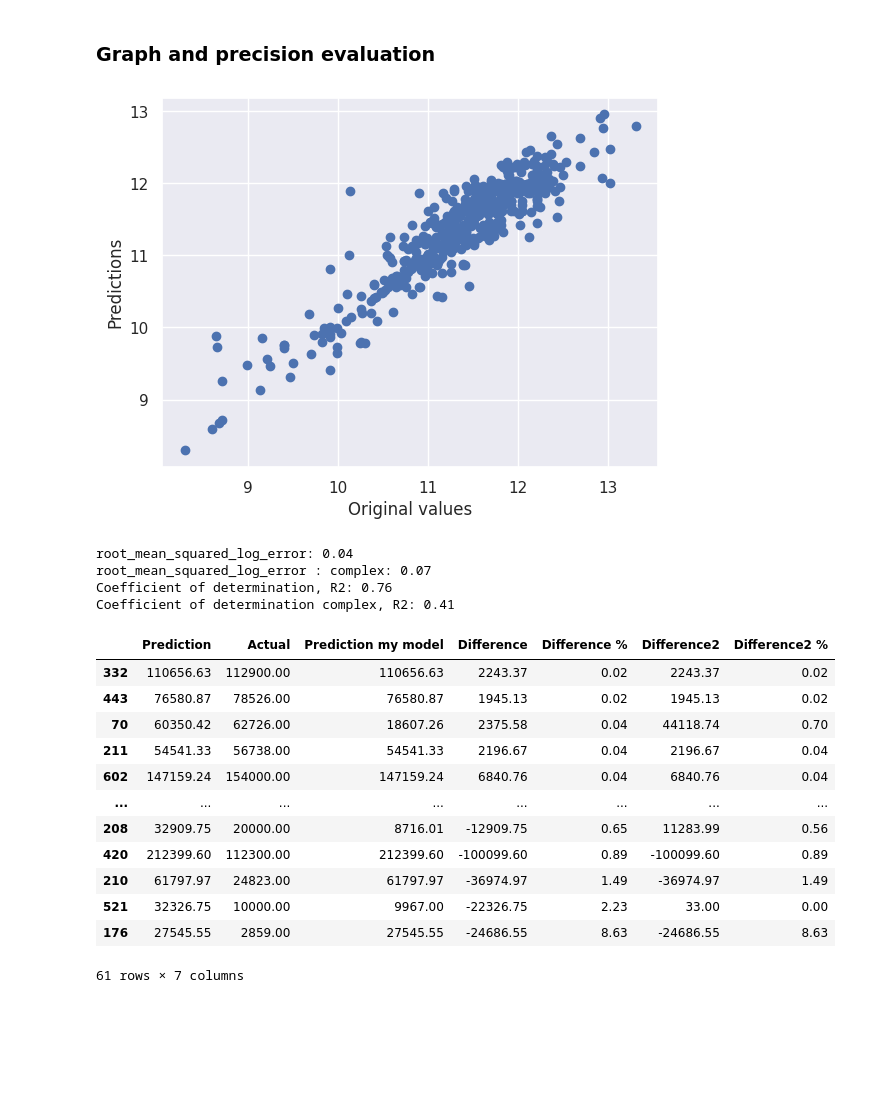
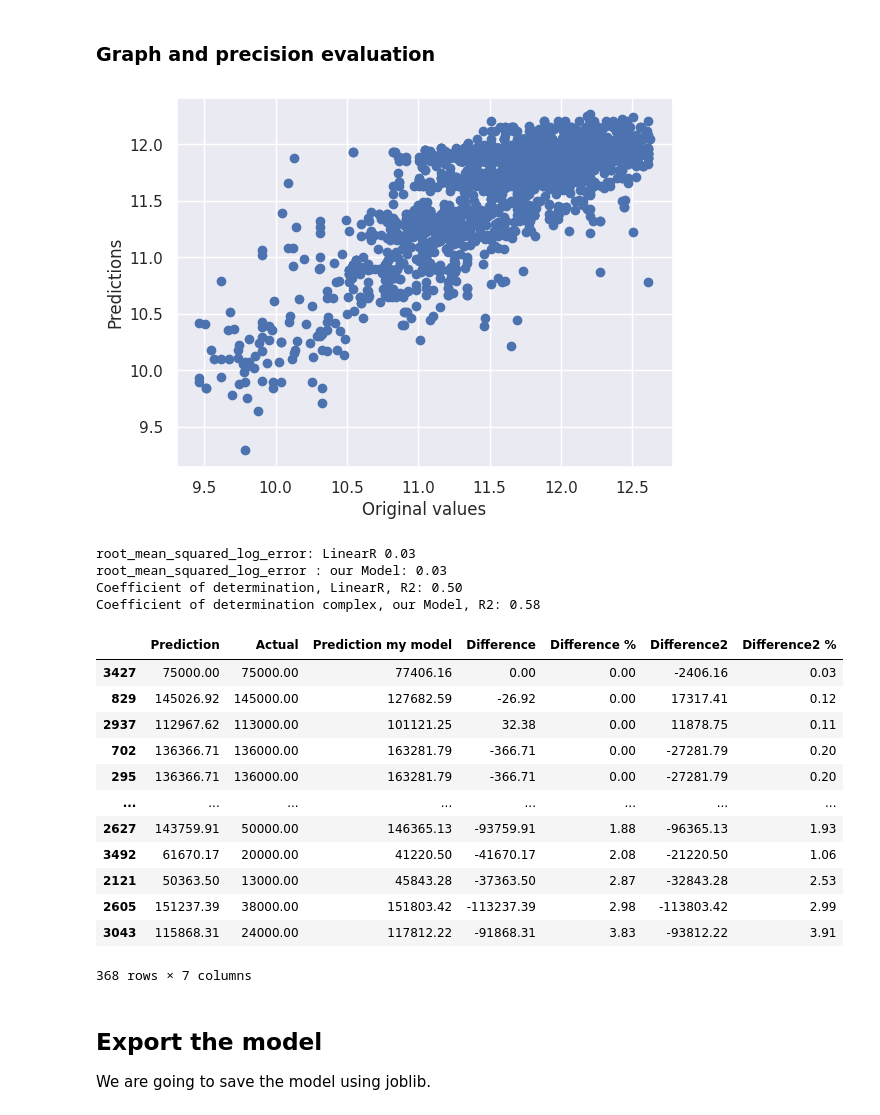
Before and after one commit to Byoskill/amplify-elb-blog, a Jupyter notebook: backend/jupyterPrediction.ipynb, the cells around one changed output. Saved outputs shown, nothing was run; the diff lists cells and outputs as text; code cells hidden in the pictures; blank space fills up the shorter version.

```diff
--- a/backend/jupyterPrediction.ipynb
+++ b/backend/jupyterPrediction.ipynb
@@ -49,23 +48,29 @@ full_dataset.describe(include='all').T
 # %%
+
+from sklearn import preprocessing
+
 
 target_column = 'salary_in_usd'
 
 #def my_preparation(X, Y):
 # Reorder the salary column and remove the salary and currency columns and ID
-ignored_cols =  ['Unnamed: 0', 'salary']
+ignored_cols =  ['salary']
 X = full_dataset.drop(ignored_cols, axis=1)
 #X.drop(X[X.company_location != "US"].index, inplace = True)
 # We convert the work year as a categorical feature
+label_encoder = preprocessing.LabelEncoder()
+# Encode labels in column 'species'.
+X['job_title']= label_encoder.fit_transform(X['job_title'])
 X['work_year'] = X['work_year'].map(str)
 X['remote_ratio_str'] = X['remote_ratio'].map(str)
 
-data_with_dummies = pd.get_dummies(X, drop_first=False)
+data_with_dummies = pd.get_dummies(X, drop_first=True)
 data_preprocessed = data_with_dummies.replace({True:1, False:0})
 
-#q_low = data_preprocessed["salary_in_usd"].quantile(0.01)
-#q_hi  = data_preprocessed["salary_in_usd"].quantile(0.99)
+q_low = data_preprocessed["salary_in_usd"].quantile(0.01)
+q_hi  = data_preprocessed["salary_in_usd"].quantile(0.99)
 
-#data_preprocessed = data_preprocessed[(data_preprocessed["salary_in_usd"] < q_hi) & (data_preprocessed["salary_in_usd"] > q_low)]
+data_preprocessed = data_preprocessed[(data_preprocessed["salary_in_usd"] < q_hi) & (data_preprocessed["salary_in_usd"] > q_low)]
 
 sns.boxplot(data_preprocessed[target_column])
 
@@ -196,7 +245,7 @@ The tensorboard extension is already loaded. To reload it, use:
 # %% [markdown]
 ### Graph and precision evaluation
 # %%
-reg=LinearRegression()
+reg=LinearRegression(positive=True)
 reg.fit(X_train, y_train)
 yhat = reg.predict(X_train)
 plt.scatter(y_train, yhat)
@@ -204,43 +253,48 @@ plt.xlabel('Original values')
 plt.ylabel('Predictions')
 plt.show()
 # %% [output]
-[figure, old version]
+[figure, new version]
 # %%
-predictions = reg.predict(X_test)
-predictions2 = regr.predict(X_test)
+linear_predictions = reg.predict(X_test)
+our_mode_predictions = regr.predict(X_test)
 
 
-print("root_mean_squared_log_error: %.2f" % root_mean_squared_log_error(y_test, predictions))
-print("root_mean_squared_log_error : complex: %.2f" % root_mean_squared_log_error(y_test, predictions2))
+print("root_mean_squared_log_error: LinearR %.2f" % root_mean_squared_log_error(y_test, linear_predictions))
+print("root_mean_squared_log_error : our Model: %.2f" % root_mean_squared_log_error(y_test, our_mode_predictions))
 # The coefficient of determination: 1 is perfect prediction
-print("Coefficient of determination, R2: %.2f" % r2_score(y_test, predictions))
-print("Coefficient of determination complex, R2: %.2f" % r2_score(y_test, predictions2))
+print("Coefficient of determination, LinearR, R2: %.2f" % r2_score(y_test, linear_predictions))
+print("Coefficient of determination complex, our Model, R2: %.2f" % r2_score(y_test, our_mode_predictions))
 
 
 
-results = pd.DataFrame({'Prediction': np.exp(predictions), 'Actual': np.exp(y_test)})
-results["Prediction my model"] = np.exp(predictions2)
-results['Difference'] = np.exp(y_test) - np.exp(predictions)
+results = pd.DataFrame({'Prediction': np.exp(linear_predictions), 'Actual': np.exp(y_test)})
+results["Prediction my model"] = np.exp(our_mode_predictions)
+results['Difference'] = np.exp(y_test) - np.exp(linear_predictions)
 results['Difference %'] = abs(results['Difference'])/results['Actual']
-results['Difference2'] = np.exp(y_test) - np.exp(predictions2)
+results['Difference2'] = np.exp(y_test) - np.exp(our_mode_predictions)
 results['Difference2 %'] = abs(results['Difference2'])/results['Actual']
 
 results.sort_values(by='Difference %')
 # %% [output]
-root_mean_squared_log_error: 0.04
-root_mean_squared_log_error : complex: 0.07
-Coefficient of determination, R2: 0.76
-Coefficient of determination complex, R2: 0.41
+root_mean_squared_log_error: LinearR 0.03
+root_mean_squared_log_error : our Model: 0.03
+Coefficient of determination, LinearR, R2: 0.50
+Coefficient of determination complex, our Model, R2: 0.58
 |  | Prediction | Actual | Prediction my model | Difference | Difference % | Difference2 | Difference2 % |
-| 332 | 110656.63 | 112900.00 | 110656.63 | 2243.37 | 0.02 | 2243.37 | 0.02 |
-| 443 | 76580.87 | 78526.00 | 76580.87 | 1945.13 | 0.02 | 1945.13 | 0.02 |
-| 70 | 60350.42 | 62726.00 | 18607.26 | 2375.58 | 0.04 | 44118.74 | 0.70 |
-| 211 | 54541.33 | 56738.00 | 54541.33 | 2196.67 | 0.04 | 2196.67 | 0.04 |
-| 602 | 147159.24 | 154000.00 | 147159.24 | 6840.76 | 0.04 | 6840.76 | 0.04 |
+| 3427 | 75000.00 | 75000.00 | 77406.16 | 0.00 | 0.00 | -2406.16 | 0.03 |
+| 829 | 145026.92 | 145000.00 | 127682.59 | -26.92 | 0.00 | 17317.41 | 0.12 |
+| 2937 | 112967.62 | 113000.00 | 101121.25 | 32.38 | 0.00 | 11878.75 | 0.11 |
+| 702 | 136366.71 | 136000.00 | 163281.79 | -366.71 | 0.00 | -27281.79 | 0.20 |
+| 295 | 136366.71 | 136000.00 | 163281.79 | -366.71 | 0.00 | -27281.79 | 0.20 |
 | ... | ... | ... | ... | ... | ... | ... | ... |
-| 208 | 32909.75 | 20000.00 | 8716.01 | -12909.75 | 0.65 | 11283.99 | 0.56 |
-| 420 | 212399.60 | 112300.00 | 212399.60 | -100099.60 | 0.89 | -100099.60 | 0.89 |
-| 210 | 61797.97 | 24823.00 | 61797.97 | -36974.97 | 1.49 | -36974.97 | 1.49 |
-| 521 | 32326.75 | 10000.00 | 9967.00 | -22326.75 | 2.23 | 33.00 | 0.00 |
-| 176 | 27545.55 | 2859.00 | 27545.55 | -24686.55 | 8.63 | -24686.55 | 8.63 |
+| 2627 | 143759.91 | 50000.00 | 146365.13 | -93759.91 | 1.88 | -96365.13 | 1.93 |
+| 3492 | 61670.17 | 20000.00 | 41220.50 | -41670.17 | 2.08 | -21220.50 | 1.06 |
+| 2121 | 50363.50 | 13000.00 | 45843.28 | -37363.50 | 2.87 | -32843.28 | 2.53 |
+| 2605 | 151237.39 | 38000.00 | 151803.42 | -113237.39 | 2.98 | -113803.42 | 2.99 |
+| 3043 | 115868.31 | 24000.00 | 117812.22 | -91868.31 | 3.83 | -93812.22 | 3.91 |
-61 rows × 7 columns
+368 rows × 7 columns
+# %% [markdown]
+## Export the model
+
+
+We are going to save the model using joblib.
```
Also changed, not shown: parts of 6 cells of this notebook, 4 other files.
